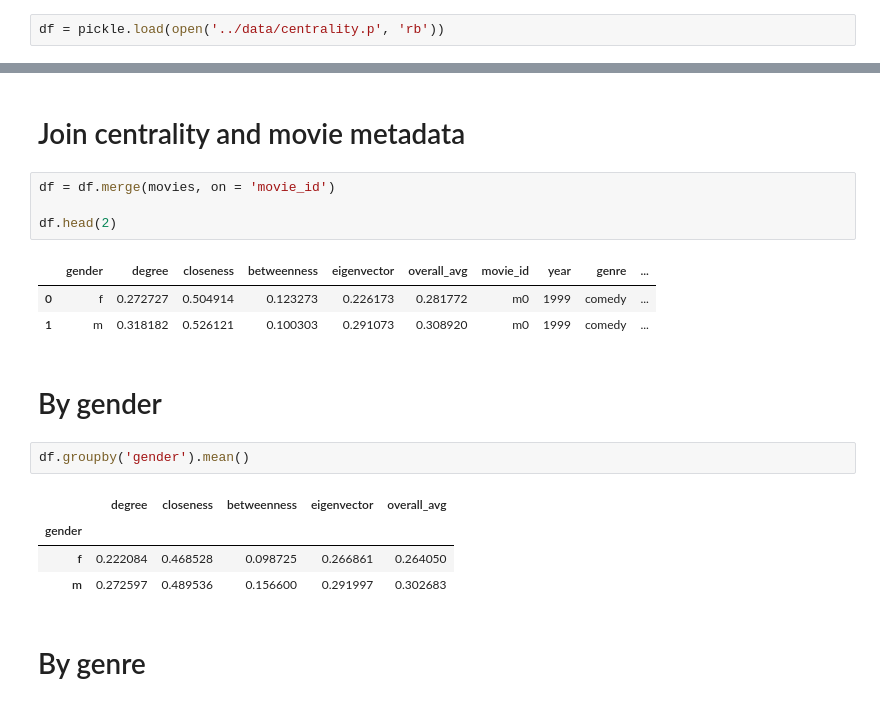
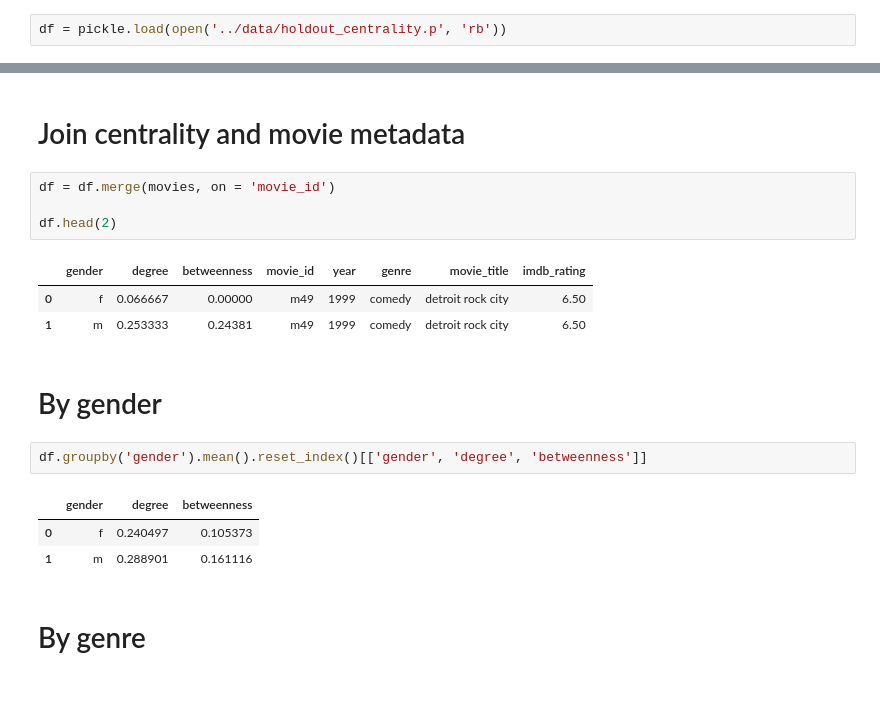
Before and after one commit to nlp-jjer/gender_in_movies, a Jupyter notebook: network/network_exploration.ipynb, the cells around one changed output, grey strips where cells are left out. Cells and saved outputs as stored; diff of their text form.

Commit message:
added analysis by year and imdb rating

```diff
--- a/network/network_exploration.ipynb
+++ b/network/network_exploration.ipynb
@@ -4,7 +4,7 @@ import pandas as pd
 # %% [markdown]
 # Load centrality data
 # %%
-df = pickle.load(open('../data/centrality.p', 'rb'))
+df = pickle.load(open('../data/holdout_centrality.p', 'rb'))
 # %% [markdown]
 # Load movie metadata
 # %%
@@ -58,18 +58,17 @@ df = df.merge(movies, on = 'movie_id')
 
 df.head(2)
 # %% [output]
-|  | gender | degree | closeness | betweenness | eigenvector | overall_avg | movie_id | year | genre | ... |
-| 0 | f | 0.272727 | 0.504914 | 0.123273 | 0.226173 | 0.281772 | m0 | 1999 | comedy | ... |
-| 1 | m | 0.318182 | 0.526121 | 0.100303 | 0.291073 | 0.308920 | m0 | 1999 | comedy | ... |
+|  | gender | degree | betweenness | movie_id | year | genre | movie_title | imdb_rating |
+| 0 | f | 0.066667 | 0.00000 | m49 | 1999 | comedy | detroit rock city | 6.50 |
+| 1 | m | 0.253333 | 0.24381 | m49 | 1999 | comedy | detroit rock city | 6.50 |
 # %% [markdown]
 # By gender
 # %%
-df.groupby('gender').mean()
+df.groupby('gender').mean().reset_index()[['gender', 'degree', 'betweenness']]
 # %% [output]
-|  | degree | closeness | betweenness | eigenvector | overall_avg |
-| gender |  |  |  |  |  |
-| f | 0.222084 | 0.468528 | 0.098725 | 0.266861 | 0.264050 |
-| m | 0.272597 | 0.489536 | 0.156600 | 0.291997 | 0.302683 |
+|  | gender | degree | betweenness |
+| 0 | f | 0.240497 | 0.105373 |
+| 1 | m | 0.288901 | 0.161116 |
 # %% [markdown]
 # By genre
 # %%
```
Also changed, not shown: parts of 21 cells of this notebook.
